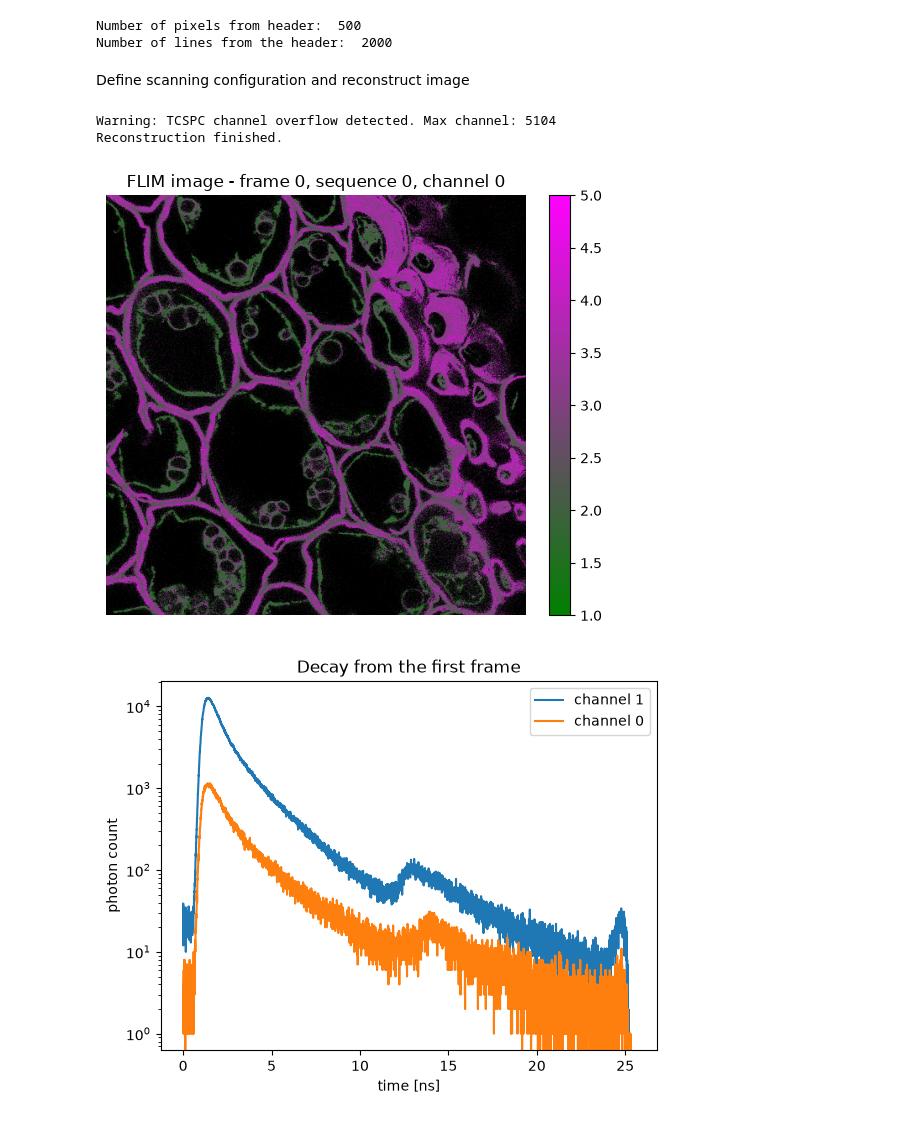
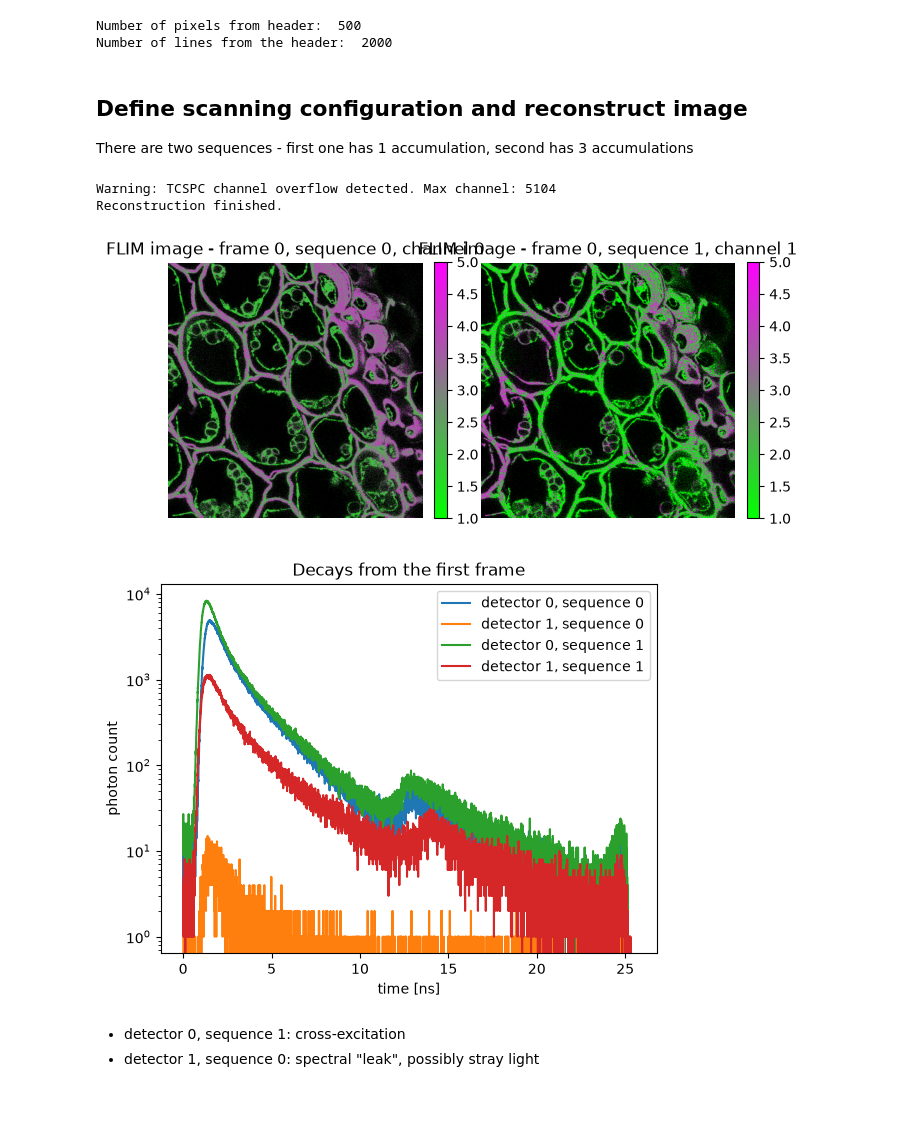
Before and after one commit to panekdal/tttrkit, a Jupyter notebook: examples/src/examples/image_reconstruction_multiple_sequences.ipynb, the cells around one changed output. Saved outputs shown, nothing was run; the diff lists cells and outputs as text; code cells hidden in the pictures.

Commit message:
Example notebook for sequence-resolved histograms

```diff
--- a/examples/src/examples/image_reconstruction_multiple_sequences.ipynb
+++ b/examples/src/examples/image_reconstruction_multiple_sequences.ipynb
@@ -43,7 +43,9 @@ else:
 Number of pixels from header:  500
 Number of lines from the header:  2000
 # %% [markdown]
-Define scanning configuration and reconstruct image
+## Define scanning configuration and reconstruct image
+
+There are two sequences - first one has 1 accumulation, second has 3 accumulations
 # %%
 from tttrkit.ptuio.utils import estimate_tcspc_bins
 from tttrkit.ptuio.decoder import T3OverflowCorrector
@@ -87,42 +89,61 @@ Reconstruction finished.
 # %%
 from tttrkit.analysis.visualization import create_FLIM_image
 import matplotlib.pyplot as plt
 import matplotlib.colors as mcolors
-colormap = mcolors.LinearSegmentedColormap.from_list("green_red", ["green", "magenta"])
+colormap = mcolors.LinearSegmentedColormap.from_list("green_red", ["lime", "magenta"])
 
 lt_min = 1
 lt_max = 5
 
 FLIM_image = create_FLIM_image(mean_photon_arrival_time=result.mean_arrival_time.isel(frame=0,sequence=0,channel=0).values * result.tcspc_resolution.values * 1e9,
                                intensity=result.photon_count.isel(frame=0,sequence=0,channel=0).values,
                                lt_min = lt_min,
                                lt_max = lt_max,
                                int_min=0,
                                int_max=10,
                                colormap=colormap
                                )
 
-fig, ax = plt.subplots()
-img = ax.imshow(FLIM_image, cmap = colormap,vmin=lt_min, vmax=lt_max)
-ax.set_title('FLIM image - frame 0, sequence 0, channel 0')
-ax.axis("off")
-fig.colorbar(img, ax=ax, fraction=0.046, pad=0.04)
+fig, ax = plt.subplots(1,2)
+img = ax[0].imshow(FLIM_image, cmap = colormap,vmin=lt_min, vmax=lt_max)
+ax[0].set_title('FLIM image - frame 0, sequence 0, channel 0')
+ax[0].axis("off")
+fig.colorbar(img, ax=ax[0], fraction=0.046, pad=0.04)
+
+FLIM_image = create_FLIM_image(mean_photon_arrival_time=result.mean_arrival_time.isel(frame=0,sequence=1,channel=1).values * result.tcspc_resolution.values * 1e9,
+                               intensity=result.photon_count.isel(frame=0,sequence=0,channel=0).values,
+                               lt_min = lt_min,
+                               lt_max = lt_max,
+                               int_min=0,
+                               int_max=10,
+                               colormap=colormap
+                               )
+
+
+img = ax[1].imshow(FLIM_image, cmap = colormap,vmin=lt_min, vmax=lt_max)
+ax[1].set_title('FLIM image - frame 0, sequence 1, channel 1')
+ax[1].axis("off")
+fig.colorbar(img, ax=ax[1], fraction=0.046, pad=0.04)
+
+
 plt.tight_layout()
 plt.show()
 # %% [output]
-[figure, old version]
+[figure, new version]
 # %%
 dtimes = result.tcspc_time.values * 1e9
 fig, ax = plt.subplots()
-ax.semilogy(dtimes,result.tcspc_histogram.isel(frame=0,channel=0).values)
-ax.semilogy(dtimes,result.tcspc_histogram.isel(frame=0,channel=1).values)
+ax.semilogy(dtimes,result.tcspc_histogram.isel(frame=0,sequence=0,channel=0).values,label = 'detector 0, sequence 0')
+ax.semilogy(dtimes,result.tcspc_histogram.isel(frame=0,sequence=0,channel=1).values,label = 'detector 1, sequence 0')
+ax.semilogy(dtimes,result.tcspc_histogram.isel(frame=0,sequence=1,channel=0).values,label = 'detector 0, sequence 1')
+ax.semilogy(dtimes,result.tcspc_histogram.isel(frame=0,sequence=1,channel=1).values,label = 'detector 1, sequence 1')
 ax.set_xlabel('time [ns]')
 ax.set_ylabel('photon count')
-ax.legend({
-    'channel 0',
-    'channel 1'
-})
-plt.title("Decay from the first frame")
+ax.legend()
+plt.title("Decays from the first frame")
 plt.show()
 # %% [output]
-[figure, old version]
+[figure, new version]
+# %% [markdown]
+* detector 0, sequence 1: cross-excitation
+* detector 1, sequence 0: spectral "leak", possibly stray light
```
Also changed, not shown: parts of 1 cell of this notebook.
